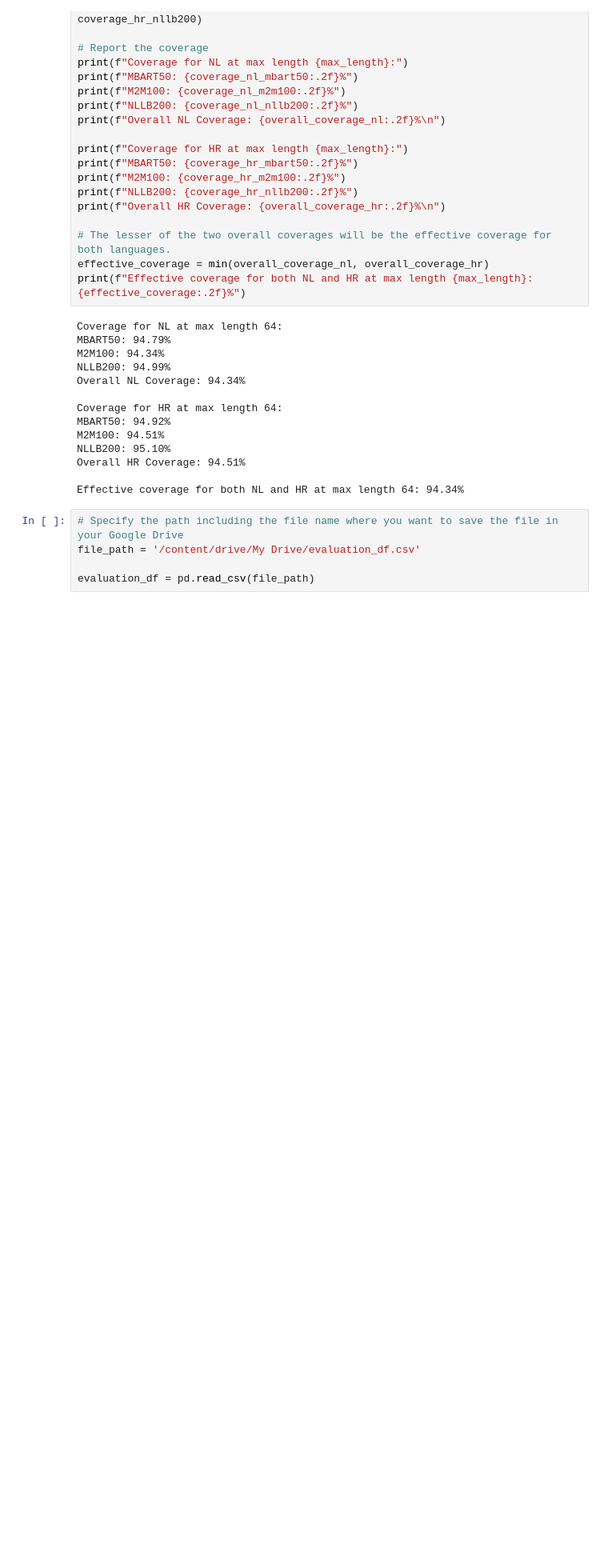
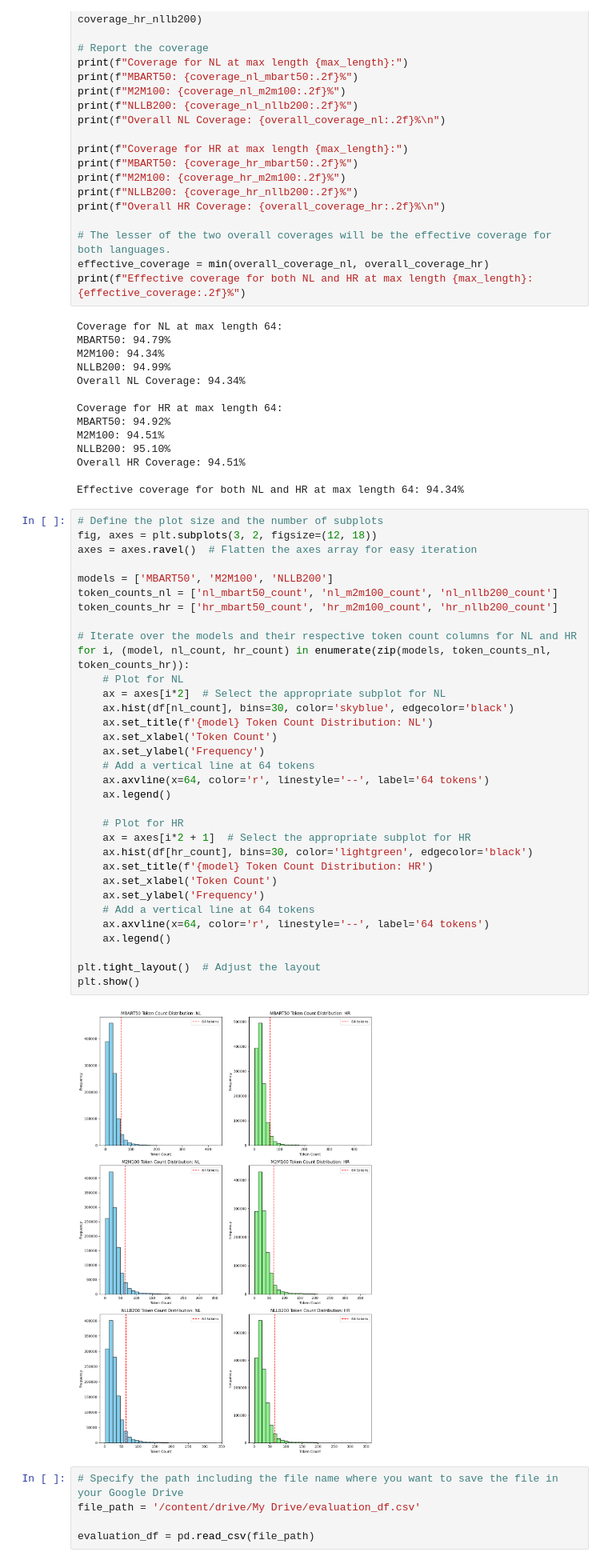
Before and after one commit to VDG-code/NMT-Master-Thesis, a Jupyter notebook: Data_gathering_and_cleaning/Data_Analysis_of_Public_and_Evaluation_Dataset.ipynb, the cells around one changed output. Shown at 80% size. Saved outputs shown, nothing was run; the diff lists cells and outputs as text; blank space fills up the shorter version.

```diff
--- a/Data_gathering_and_cleaning/Data_Analysis_of_Public_and_Evaluation_Dataset.ipynb
+++ b/Data_gathering_and_cleaning/Data_Analysis_of_Public_and_Evaluation_Dataset.ipynb
@@ -202,6 +202,41 @@ NLLB200: 95.10%
 Overall HR Coverage: 94.51%
 
 Effective coverage for both NL and HR at max length 64: 94.34%
+# %%
+# Define the plot size and the number of subplots
+fig, axes = plt.subplots(3, 2, figsize=(12, 18))
+axes = axes.ravel()  # Flatten the axes array for easy iteration
+
+models = ['MBART50', 'M2M100', 'NLLB200']
+token_counts_nl = ['nl_mbart50_count', 'nl_m2m100_count', 'nl_nllb200_count']
+token_counts_hr = ['hr_mbart50_count', 'hr_m2m100_count', 'hr_nllb200_count']
+
+# Iterate over the models and their respective token count columns for NL and HR
+for i, (model, nl_count, hr_count) in enumerate(zip(models, token_counts_nl, token_counts_hr)):
+    # Plot for NL
+    ax = axes[i*2]  # Select the appropriate subplot for NL
+    ax.hist(df[nl_count], bins=30, color='skyblue', edgecolor='black')
+    ax.set_title(f'{model} Token Count Distribution: NL')
+    ax.set_xlabel('Token Count')
+    ax.set_ylabel('Frequency')
+    # Add a vertical line at 64 tokens
+    ax.axvline(x=64, color='r', linestyle='--', label='64 tokens')
+    ax.legend()
+
+    # Plot for HR
+    ax = axes[i*2 + 1]  # Select the appropriate subplot for HR
+    ax.hist(df[hr_count], bins=30, color='lightgreen', edgecolor='black')
+    ax.set_title(f'{model} Token Count Distribution: HR')
+    ax.set_xlabel('Token Count')
+    ax.set_ylabel('Frequency')
+    # Add a vertical line at 64 tokens
+    ax.axvline(x=64, color='r', linestyle='--', label='64 tokens')
+    ax.legend()
+
+plt.tight_layout()  # Adjust the layout
+plt.show()
+# %% [output]
+[figure, added]
 # %%
 # Specify the path including the file name where you want to save the file in your Google Drive
 file_path = '/content/drive/My Drive/evaluation_df.csv'
```
Also changed, not shown: parts of 1 cell of this notebook.
